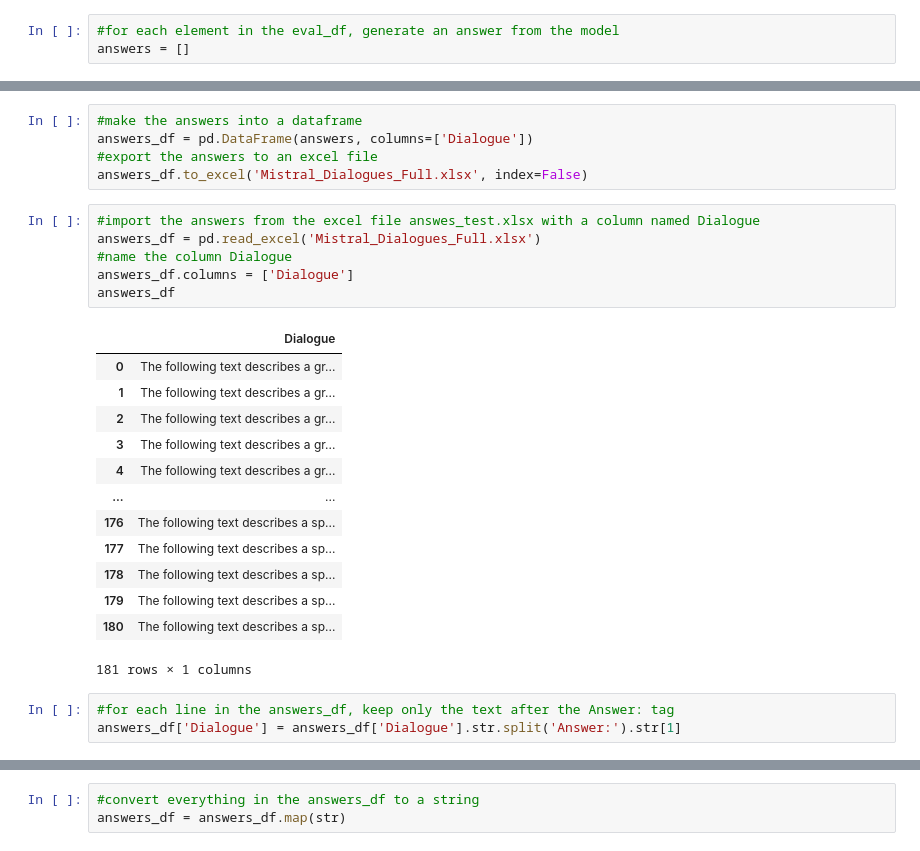
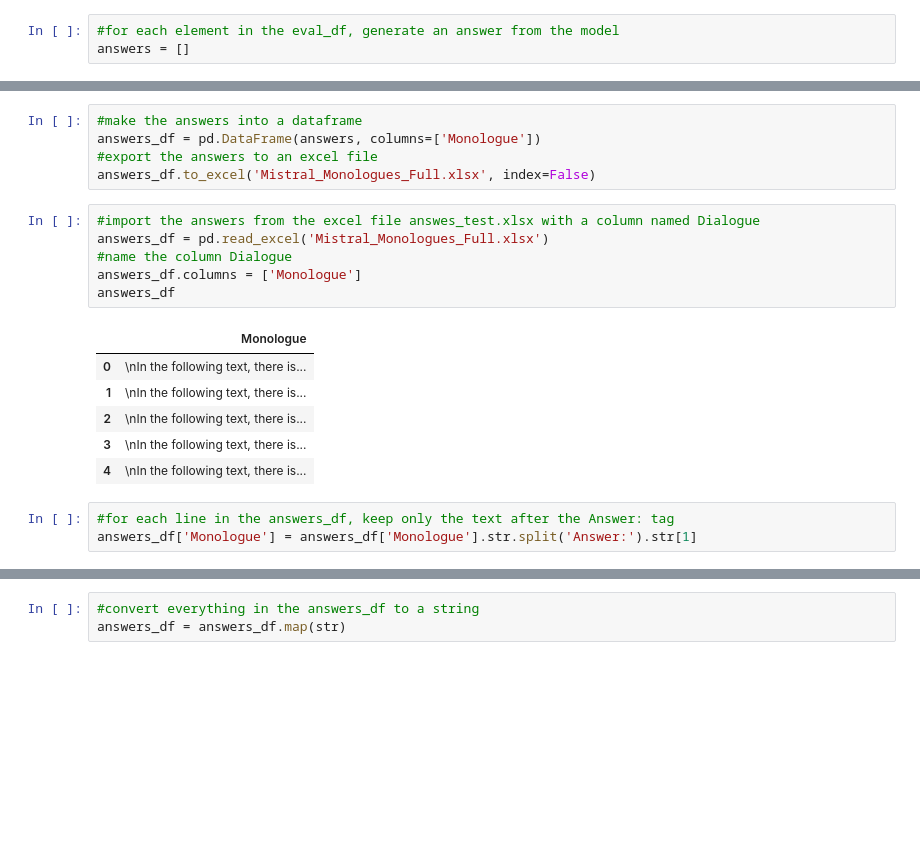
Before and after one commit to geoartop/Thesis-LLM-FineTuning-for-interactive-game-dialogues, a Jupyter notebook: mistral_monologue_data_finetune.ipynb, the cells around one changed output, grey strips where cells are left out. Saved outputs shown, nothing was run; the diff lists cells and outputs as text; blank space fills up the shorter version.

```diff
--- a/mistral_monologue_data_finetune.ipynb
+++ b/mistral_monologue_data_finetune.ipynb
@@ -830,31 +527,24 @@ Setting `pad_token_id` to `eos_token_id`:2 for open-end generation.
 # %%
 #make the answers into a dataframe
-answers_df = pd.DataFrame(answers, columns=['Dialogue'])
+answers_df = pd.DataFrame(answers, columns=['Monologue'])
 #export the answers to an excel file
-answers_df.to_excel('Mistral_Dialogues_Full.xlsx', index=False)
+answers_df.to_excel('Mistral_Monologues_Full.xlsx', index=False)
 # %%
 #import the answers from the excel file answes_test.xlsx with a column named Dialogue
-answers_df = pd.read_excel('Mistral_Dialogues_Full.xlsx')
+answers_df = pd.read_excel('Mistral_Monologues_Full.xlsx')
 #name the column Dialogue
-answers_df.columns = ['Dialogue']
+answers_df.columns = ['Monologue']
 answers_df
 # %% [output]
-|  | Dialogue |
-| 0 | The following text describes a gr... |
-| 1 | The following text describes a gr... |
-| 2 | The following text describes a gr... |
-| 3 | The following text describes a gr... |
-| 4 | The following text describes a gr... |
-| ... | ... |
-| 176 | The following text describes a sp... |
-| 177 | The following text describes a sp... |
-| 178 | The following text describes a sp... |
-| 179 | The following text describes a sp... |
-| 180 | The following text describes a sp... |
+|  | Monologue |
+| 0 | \nIn the following text, there is... |
+| 1 | \nIn the following text, there is... |
+| 2 | \nIn the following text, there is... |
+| 3 | \nIn the following text, there is... |
+| 4 | \nIn the following text, there is... |
-181 rows × 1 columns
 # %%
 #for each line in the answers_df, keep only the text after the Answer: tag
-answers_df['Dialogue'] = answers_df['Dialogue'].str.split('Answer:').str[1]
+answers_df['Monologue'] = answers_df['Monologue'].str.split('Answer:').str[1]
 # %%
 answers_df
 # %% [output]
```
Also changed, not shown: parts of 27 cells of this notebook.
